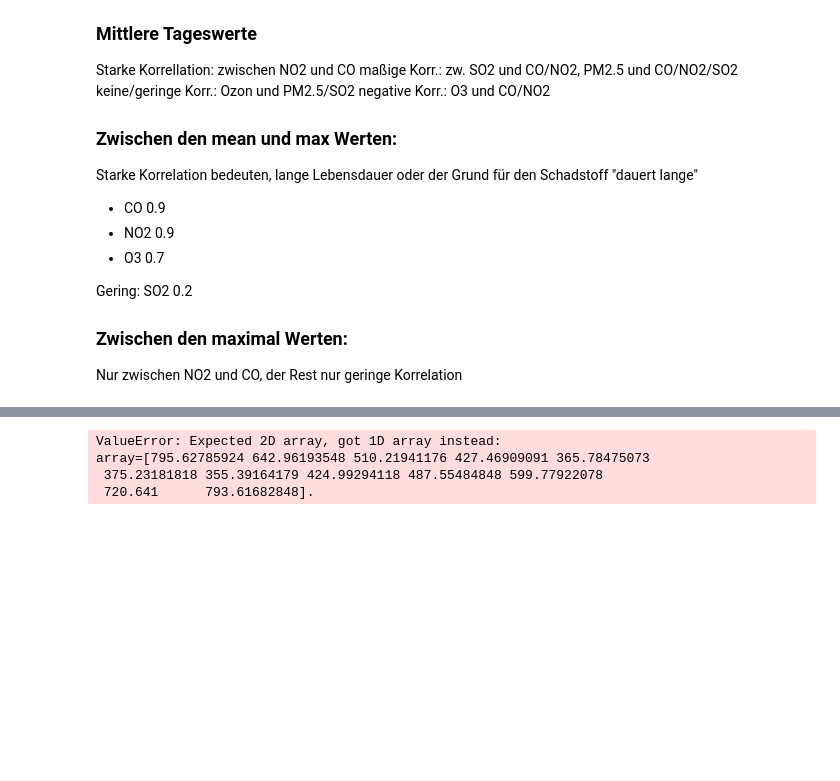
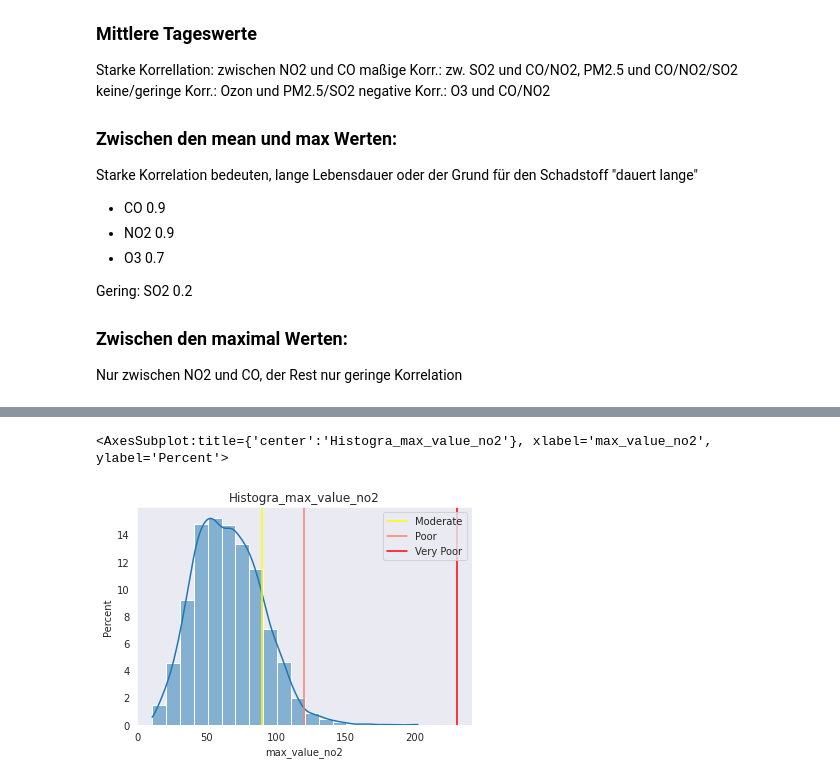
Before and after one commit to fxschmidt/AirPollution, a Jupyter notebook: Eigenes_Projekt/analysis_AirPollution.ipynb, the cells around one changed output, grey strips where cells are left out. Cells and saved outputs as stored; diff of their text form; code cells hidden in the pictures; blank space fills up the shorter version.

```diff
--- a/Eigenes_Projekt/analysis_AirPollution.ipynb
+++ b/Eigenes_Projekt/analysis_AirPollution.ipynb
@@ -9,6 +9,7 @@ from additional_functions import *
 
 #
 pollutans=["co","no2","so2","o3","pm2_5"]
+aqi_levels={"pm2_5":[0,10,20,25,50,75],"no2":[0,40,90,120,230,340],"o3":[0,50,100,130,240,380],"so2":[0,100,200,350,500,750]}
 # %%
 #Load Dataframes
 pollution=pd.read_csv("Pollution_Data/pollutant_df.csv")
@@ -113,10 +107,24 @@ pollution_year = pollution
 pollution["month"] = (pollution.index).month
 pollution_year = pollution_year.groupby(by="month").mean()
 scaler=StandardScaler()
-# %%
-sns.set_theme()
-# %% [output]
-ValueError: Expected 2D array, got 1D array instead:
-array=[795.62785924 642.96193548 510.21941176 427.46909091 365.78475073
- 375.23181818 355.39164179 424.99294118 487.55484848 599.77922078
- 720.641      793.61682848].
+# %%
+def pollutant_hist(pollutant,bins=5,max_value=True,show_aqi="all"):
+    global aqi_levels
+    sns.set_style("dark")
+    if max_value:
+        colname=f"max_value_{pollutant}"
+    else:
+        colname=f"mean_{pollutant}"
+    fig=sns.histplot(pollution[colname],stat="percent",binwidth=bins,kde=True)
+    fig.axvline(aqi_levels[pollutant][2],color="yellow",label="Moderate")
+    if show_aqi=="all":
+        fig.axvline(aqi_levels[pollutant][3],color="salmon",label="Poor")
+        fig.axvline(aqi_levels[pollutant][4],color="red",label="Very Poor")
+    fig.set_title(f"Histogra_{colname}")
+    fig.legend()
+    return fig
+
+pollutant_hist("no2",bins=10)
+# %% [output]
+<AxesSubplot:title={'center':'Histogra_max_value_no2'}, xlabel='max_value_no2', ylabel='Percent'>
+[figure, added]
```
Also changed, not shown: parts of 12 cells of this notebook, 5 other files.
